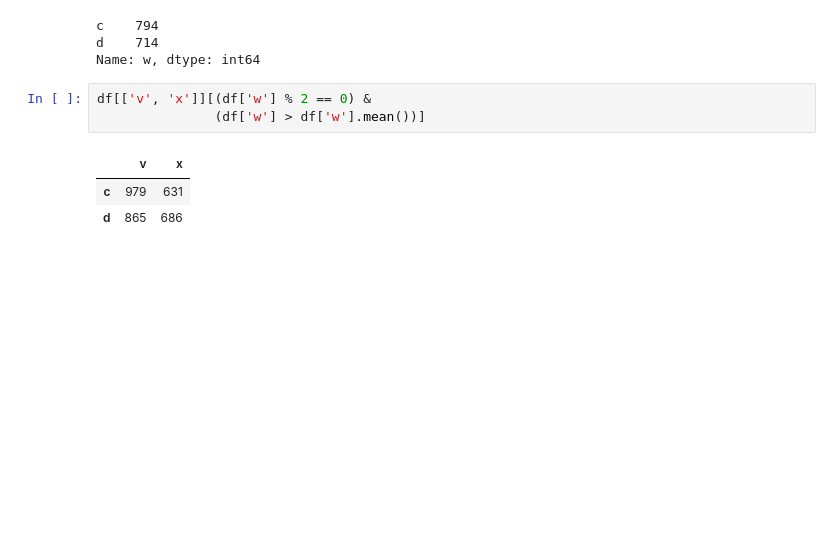
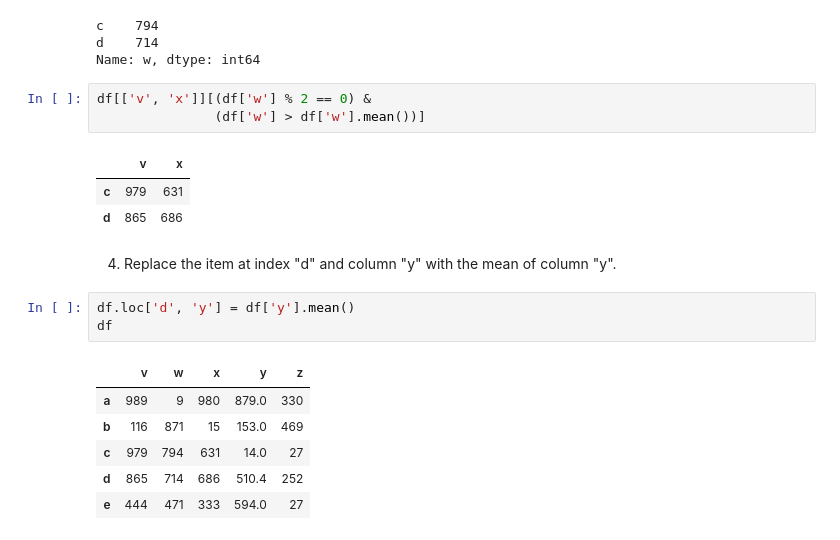
Before and after one commit to ramlaxman/cisco-data-science-2020-sept, a Jupyter notebook: Cisco — 2020 September 22.ipynb, the cells around one changed output. Cells and saved outputs as stored; diff of their text form; blank space fills up the shorter version.

```diff
--- a/Cisco — 2020 September 22.ipynb
+++ b/Cisco — 2020 September 22.ipynb
@@ -1520,3 +1520,15 @@ df[['v', 'x']][(df['w'] % 2 == 0) &
 |  | v | x |
 | c | 979 | 631 |
 | d | 865 | 686 |
+# %% [markdown]
+4. Replace the item at index "d" and column "y" with the mean of column "y".
+# %%
+df.loc['d', 'y'] = df['y'].mean()
+df
+# %% [output]
+|  | v | w | x | y | z |
+| a | 989 | 9 | 980 | 879.0 | 330 |
+| b | 116 | 871 | 15 | 153.0 | 469 |
+| c | 979 | 794 | 631 | 14.0 | 27 |
+| d | 865 | 714 | 686 | 510.4 | 252 |
+| e | 444 | 471 | 333 | 594.0 | 27 |
```
Also changed, not shown: parts of 4 cells of this notebook.
